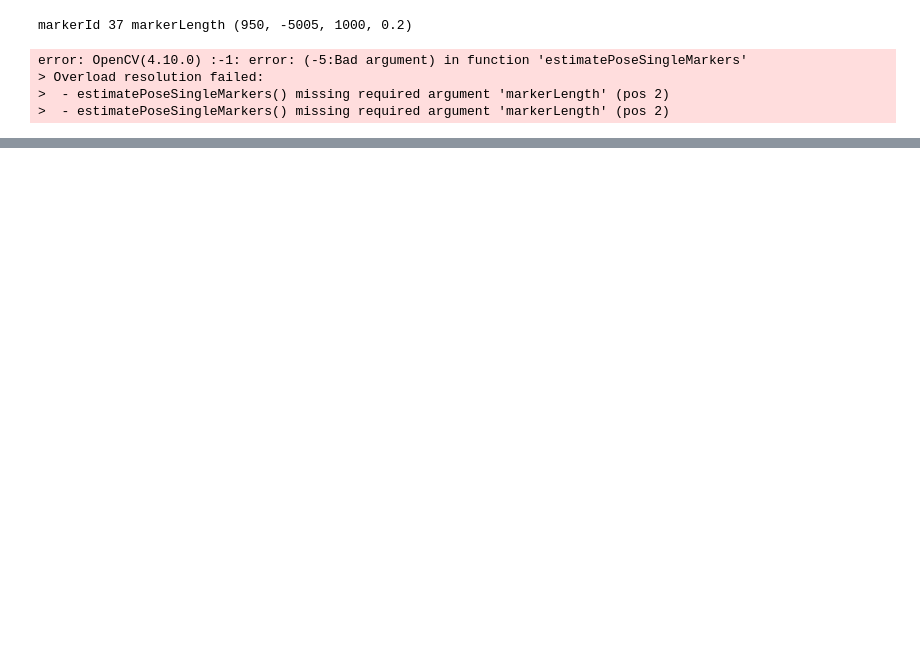
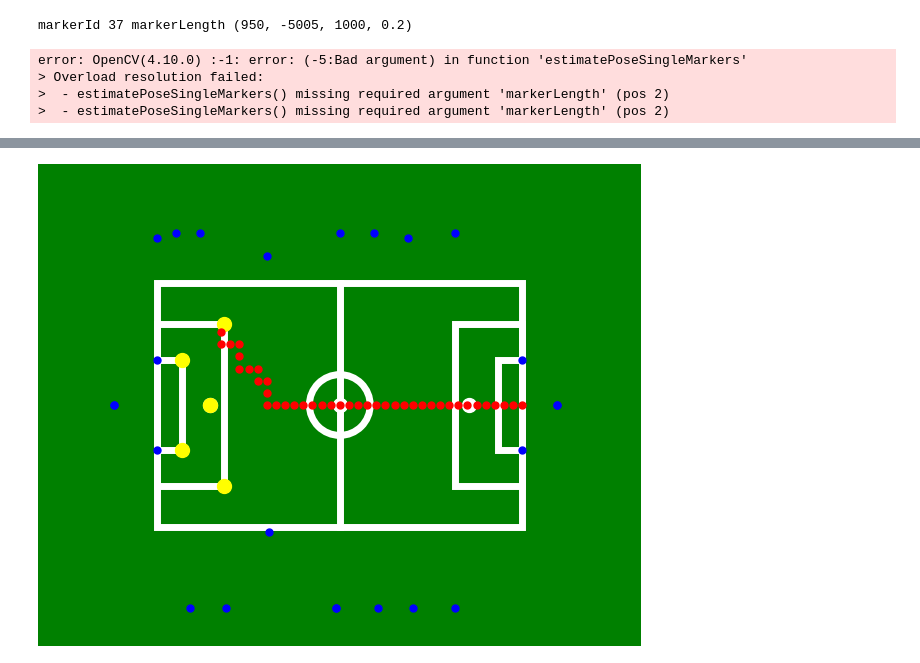
Before and after one commit to m-krastev/var_extensions, a Jupyter notebook: curling_pipeline/notebooks/markersDetector.ipynb, the cells around one changed output, grey strips where cells are left out. Cells and saved outputs as stored; diff of their text form; code cells hidden in the pictures; blank space fills up the shorter version.

Commit message:
put the astar code into a class and attempts at speeding up plotting

```diff
--- a/curling_pipeline/notebooks/markersDetector.ipynb
+++ b/curling_pipeline/notebooks/markersDetector.ipynb
@@ -546,0 +429,24 @@ plt.show()
+# %%
+# Later when we use this function to animate the robot, we can use blitting to speed up the animation
+# https://matplotlib.org/stable/users/explain/animations/blitting.html
+fig, ax = visualize_field()
+
+# Show position
+# ax.plot(average_x, average_y, 'ro', markersize=10)
+
+
+def select_duck(duck_locations, idx):
+    return duck_locations[idx], duck_locations[:idx] + duck_locations[idx + 1 :]
+
+
+start = (A, B / 2)
+# Select the first duck
+goal, obstacles = select_duck(duck_locations, 0)
+
+pathfinder = PathFinder(40, 20, A, B)
+path_coordinates, debug = pathfinder.find_path(start, goal, obstacles, distance_metric="euclidian", debug=True)
+print(path_coordinates)
+print(debug)
+
+ax.scatter(*list(zip(*path_coordinates)), C / 2, "r", zorder=3);
+# %% [output]
@@ -546,0 +455 @@ plt.show()
+[figure, added]
```
Also changed, not shown: parts of 5 cells of this notebook, 1 other file.
